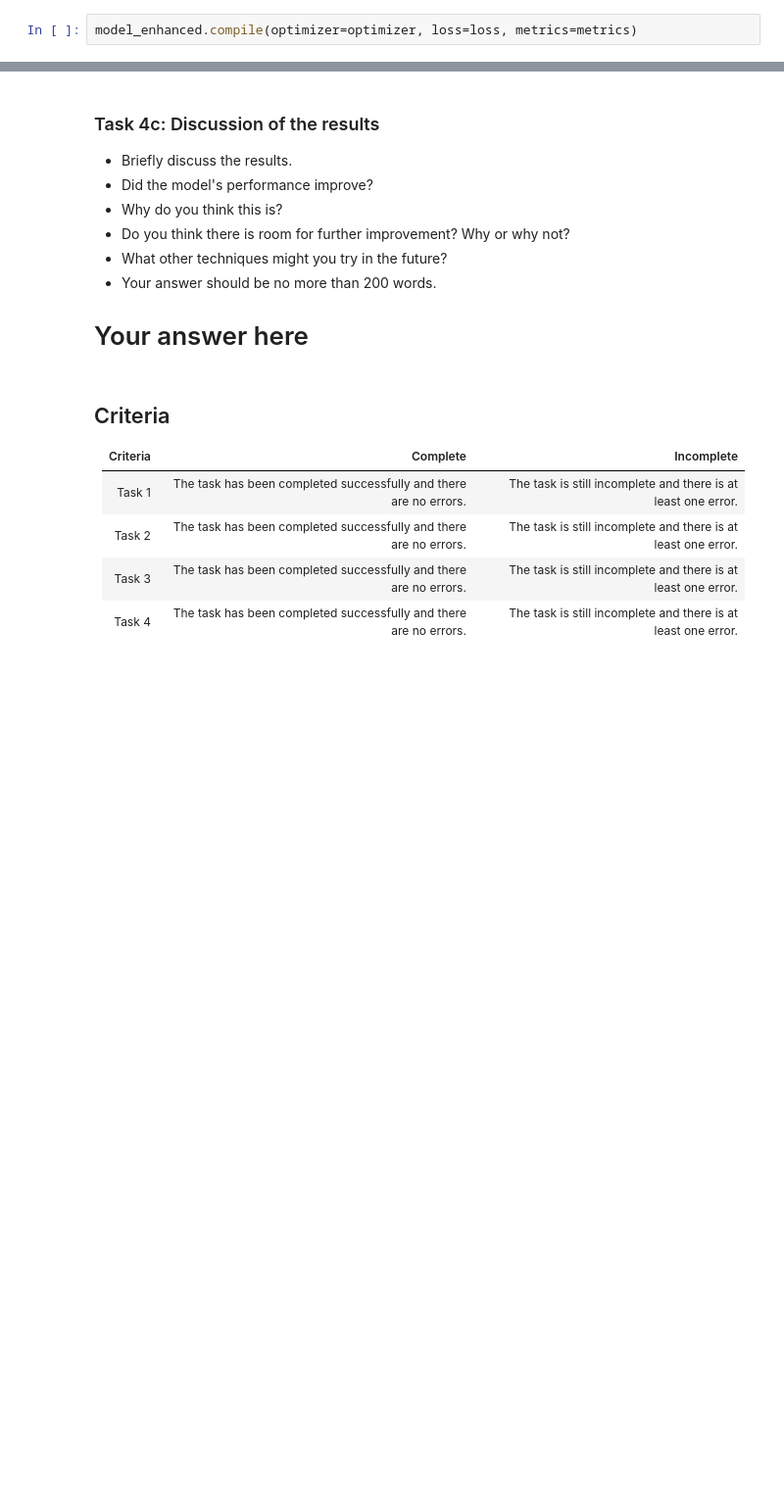
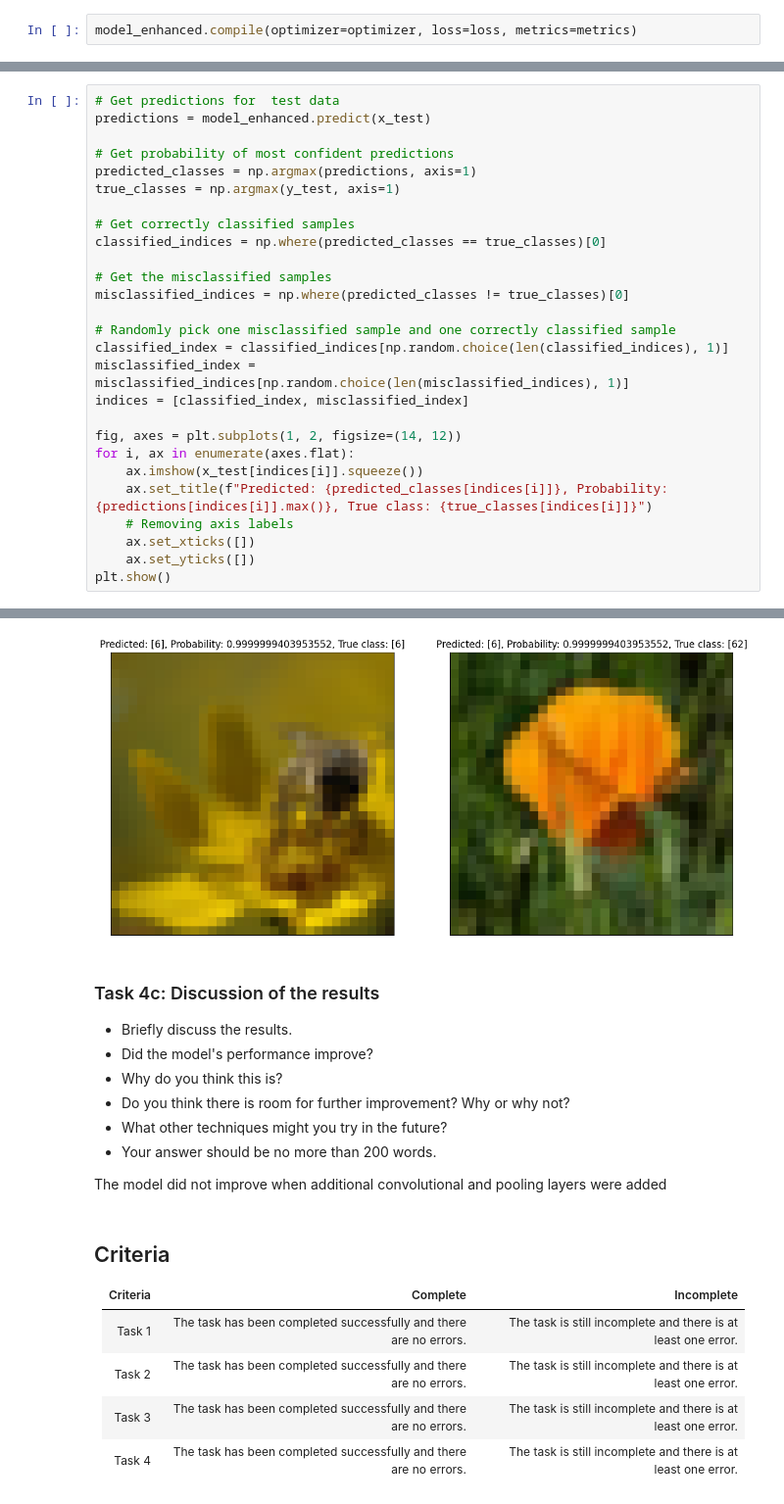
Before and after one commit to UofT-DSI/deep_learning, a Jupyter notebook: 02_activities/assignments/assignment_1.ipynb, the cells around one changed output, grey strips where cells are left out. Shown at 98% size. Saved outputs shown, nothing was run; the diff lists cells and outputs as text; blank space fills up the shorter version.

```diff
--- a/02_activities/assignments/assignment_1.ipynb
+++ b/02_activities/assignments/assignment_1.ipynb
@@ -327,0 +342,28 @@ Epoch 20/20
+# %%
+# Get predictions for  test data
+predictions = model_enhanced.predict(x_test)
+
+# Get probability of most confident predictions
+predicted_classes = np.argmax(predictions, axis=1)
+true_classes = np.argmax(y_test, axis=1)
+
+# Get correctly classified samples
+classified_indices = np.where(predicted_classes == true_classes)[0]
+
+# Get the misclassified samples
+misclassified_indices = np.where(predicted_classes != true_classes)[0]
+
+# Randomly pick one misclassified sample and one correctly classified sample
+classified_index = classified_indices[np.random.choice(len(classified_indices), 1)]
+misclassified_index = misclassified_indices[np.random.choice(len(misclassified_indices), 1)]
+indices = [classified_index, misclassified_index]
+
+fig, axes = plt.subplots(1, 2, figsize=(14, 12))
+for i, ax in enumerate(axes.flat):
+    ax.imshow(x_test[indices[i]].squeeze())
+    ax.set_title(f"Predicted: {predicted_classes[indices[i]]}, Probability: {predictions[indices[i]].max()}, True class: {true_classes[indices[i]]}")
+    # Removing axis labels
+    ax.set_xticks([])
+    ax.set_yticks([])
+plt.show()
+# %% [output]
@@ -328,3 +371,4 @@ Epoch 20/20
+[figure, added]
 # %% [markdown]
 ### Task 4c: Discussion of the results
 
@@ -335,7 +379,7 @@ Epoch 20/20
 - What other techniques might you try in the future?
 - Your answer should be no more than 200 words.
 
-# Your answer here
+The model did not improve when additional convolutional and pooling layers were added
 # %% [markdown]
 ## Criteria
 
```
Also changed, not shown: parts of 10 cells of this notebook.
